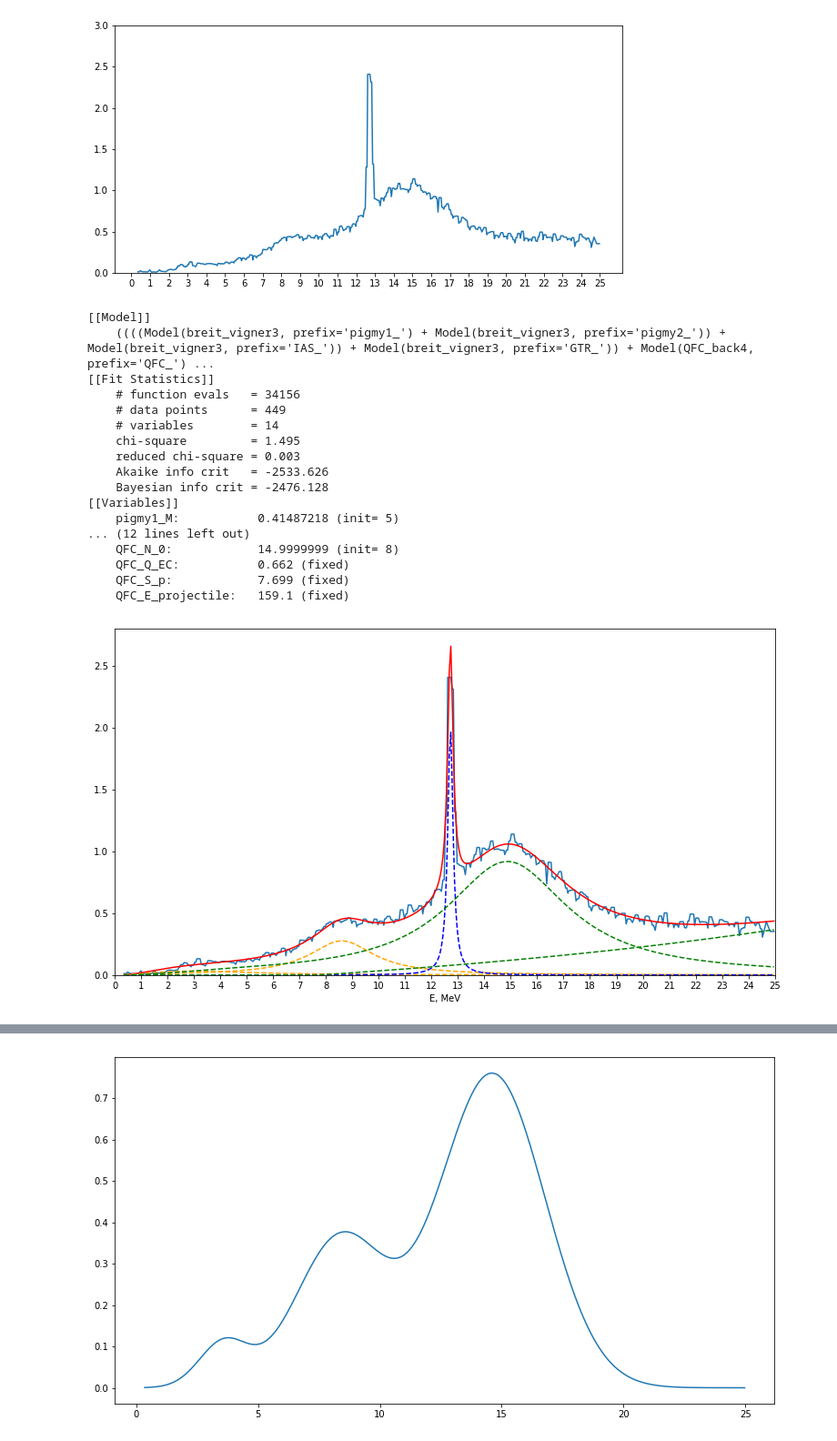
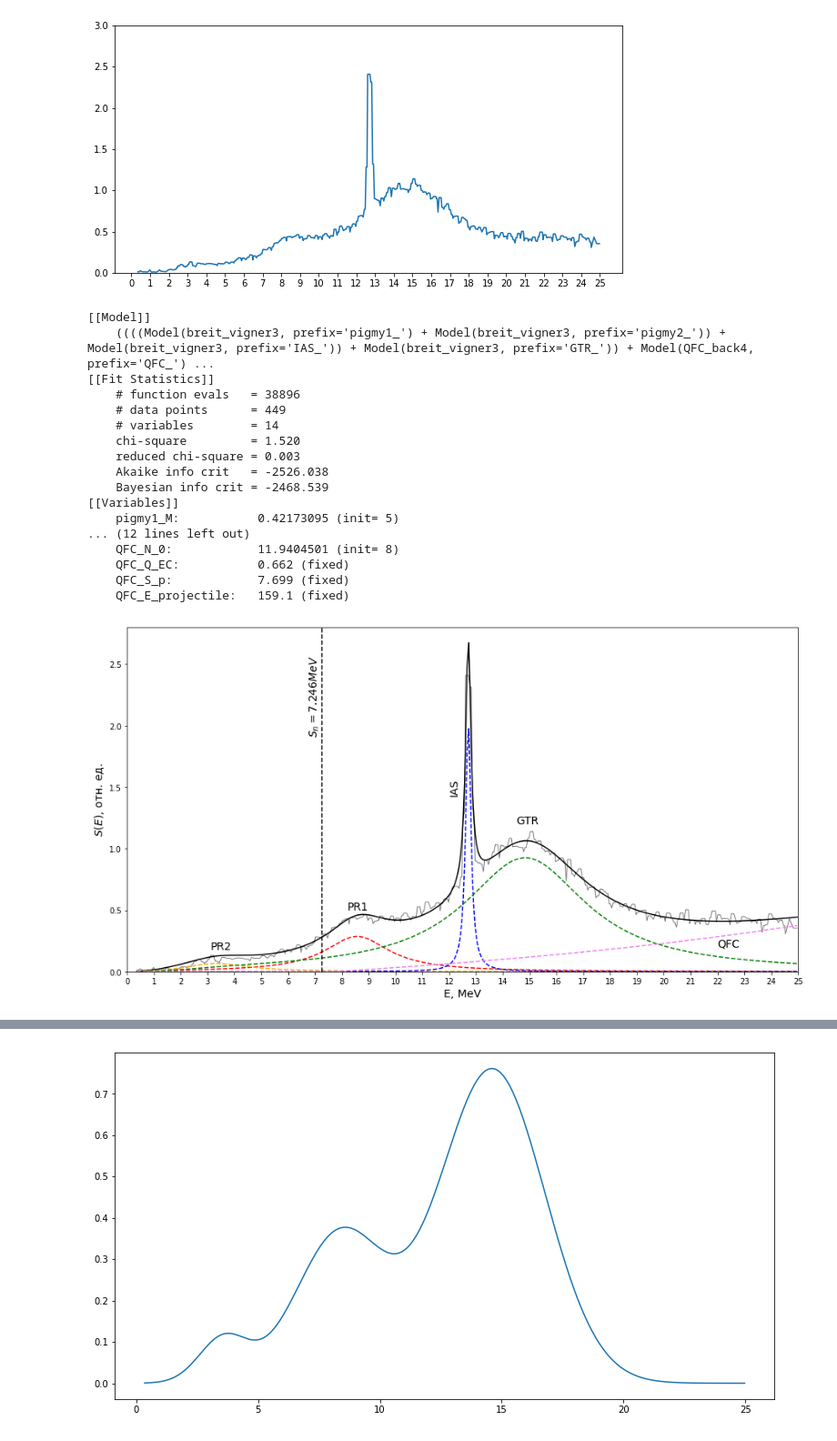
Before and after one commit to Almaz93/neutrino, a Jupyter notebook: double_beta_decay/Almaz's work/calculation/decomposition-Xe127.ipynb, the cells around one changed output, grey strips where cells are left out. Shown at 91% size. Saved outputs shown, nothing was run; the diff lists cells and outputs as text; code cells hidden in the pictures.

```diff
--- a/double_beta_decay/Almaz's work/calculation/decomposition-Xe127.ipynb
+++ b/double_beta_decay/Almaz's work/calculation/decomposition-Xe127.ipynb
@@ -13,6 +13,10 @@ from scipy.signal import find_peaks
 %pylab inline
 
 from lmfit import minimize, Parameters, Model, fit_report
+
+S_n = 7.246 #энергия отрыва нейтрона
+
+total_GT = 55.54
 # %% [output]
 Populating the interactive namespace from numpy and matplotlib
 # %%
@@ -76,8 +80,8 @@ total_mod.set_param_hint('pigmy1_w', value=9, min=5, max=11)
 total_mod.set_param_hint('pigmy1_G1', value=0.1, min=0.1, max=1.5)
 total_mod.set_param_hint('pigmy1_M', value=5, min=0.1, max=10)
 
-total_mod.set_param_hint('pigmy2_w', value=4, min=0.1, max=6)
-total_mod.set_param_hint('pigmy2_G1', value=0.1, min=0.1, max=3)
+total_mod.set_param_hint('pigmy2_w', value=4, min=2, max=5)
+total_mod.set_param_hint('pigmy2_G1', value=0.1, min=0.1, max=1.5)
 total_mod.set_param_hint('pigmy2_M', value=1, min=0.1, max=2)
 
 total_mod.set_param_hint('IAS_w', value=13.5, min=12, max=14)
@@ -104,40 +108,54 @@ print(total_mod_result.fit_report())
 [[Model]]
     ((((Model(breit_vigner3, prefix='pigmy1_') + Model(breit_vigner3, prefix='pigmy2_')) + Model(breit_vigner3, prefix='IAS_')) + Model(breit_vigner3, prefix='GTR_')) + Model(QFC_back4, prefix='QFC_') ...
 [[Fit Statistics]]
-    # function evals   = 34156
+    # function evals   = 38896
     # data points      = 449
     # variables        = 14
-    chi-square         = 1.495
+    chi-square         = 1.520
     reduced chi-square = 0.003
-    Akaike info crit   = -2533.626
-    Bayesian info crit = -2476.128
+    Akaike info crit   = -2526.038
+    Bayesian info crit = -2468.539
 [[Variables]]
-    pigmy1_M:           0.41487218 (init= 5)
+    pigmy1_M:           0.42173095 (init= 5)
 ... (12 lines left out)
-    QFC_N_0:            14.9999999 (init= 8)
+    QFC_N_0:            11.9404501 (init= 8)
     QFC_Q_EC:           0.662 (fixed)
     QFC_S_p:            7.699 (fixed)
     QFC_E_projectile:   159.1 (fixed)
 # %%
 total_mod_comps = total_mod_result.eval_components()
 
 plt.figure(figsize=(13,7))
 #plt.plot(data['x'].values, data['y'].values)
-plt.plot(data1985['x'].values, data1985['y'].values, label='experimental data')
-plt.plot(data1985['x'].values, total_mod_result.best_fit, 'r-', label='total fit')
-plt.plot(data1985['x'].values, total_mod_comps['pigmy1_'], 'orange', label='pigmy1', ls='--')
-plt.plot(data1985['x'].values, total_mod_comps['pigmy2_'], 'orange', label='pigmy2', ls='--')
+plt.plot(data1985['x'].values, data1985['y'].values, 'dimgrey', linewidth=0.9, label='experimental data')
+plt.plot(data1985['x'].values, total_mod_result.best_fit, 'k', ls='-', label='total fit')
+plt.plot(data1985['x'].values, total_mod_comps['pigmy1_'], 'red', ls='--', label='pigmy1',)
+plt.plot(data1985['x'].values, total_mod_comps['pigmy2_'], 'orange', ls='--', label='pigmy2')
 plt.plot(data1985['x'].values, total_mod_comps['IAS_'], 'b--', label='IAS')
 plt.plot(data1985['x'].values, total_mod_comps['GTR_'], 'g--', label='GTR')
-plt.plot(data1985['x'].values, total_mod_comps['QFC_'], 'g--', label='QFC')
-plt.xlabel('E, MeV')
+plt.plot(data1985['x'].values, total_mod_comps['QFC_'], 'violet', ls='--', label='QFC')
+
+plt.axvline(S_n, c='black', ls='--',)
+plt.text(S_n-0.5, 2.5, '$S_{n}=7.246 MeV$', rotation=90, fontsize=14)
+
+plt.text(14.5, 1.2, 'GTR',  fontsize=14)
+plt.text(22, 0.2, 'QFC',  fontsize=14)
+plt.text(12.0, 1.5, 'IAS',  fontsize=14, rotation=90)
+plt.text(3.1, 0.18, 'PR2',  fontsize=14)
+plt.text(8.2, 0.5, 'PR1',  fontsize=14)
+
+plt.xlabel('E, MeV',fontsize=14)
 #plt.ylabel('S(E), 1/MeV')
+plt.ylabel('$S(E)$, отн. ед.', rotation=90, fontsize=14)
 plt.ylim(0,2.8)
 plt.xlim(0,25)
 plt.xticks(np.arange(0,26,1))
-plt.show()
+#plt.show()
+plt.tight_layout()
+plt.savefig('Xe127_decomposition_BW.png', format='png', dpi=500)
+#plt.show()
 # %% [output]
-[figure, old version]
+[figure, new version]
 # %%
 total_mod_gauss = Model(gauss,prefix='pigmy1_') \
 +Model(gauss, prefix='pigmy2_') \
```
Also changed, not shown: parts of 18 cells of this notebook, 25 other files.
